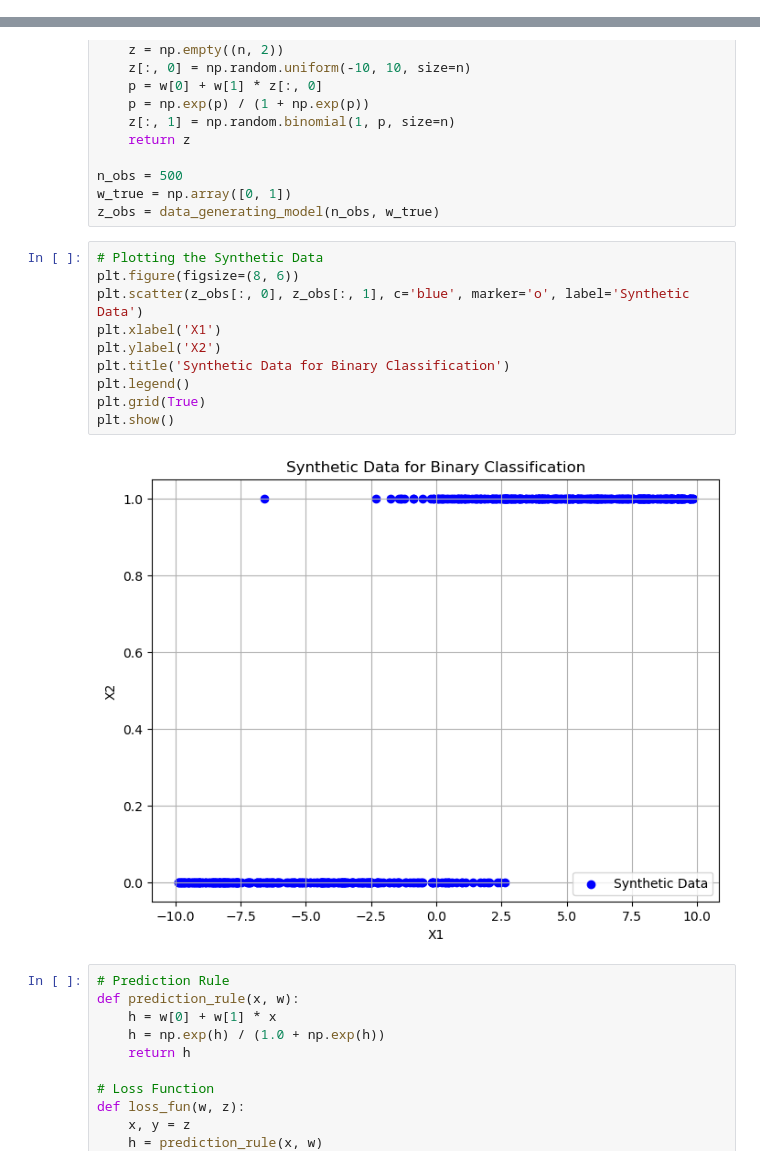
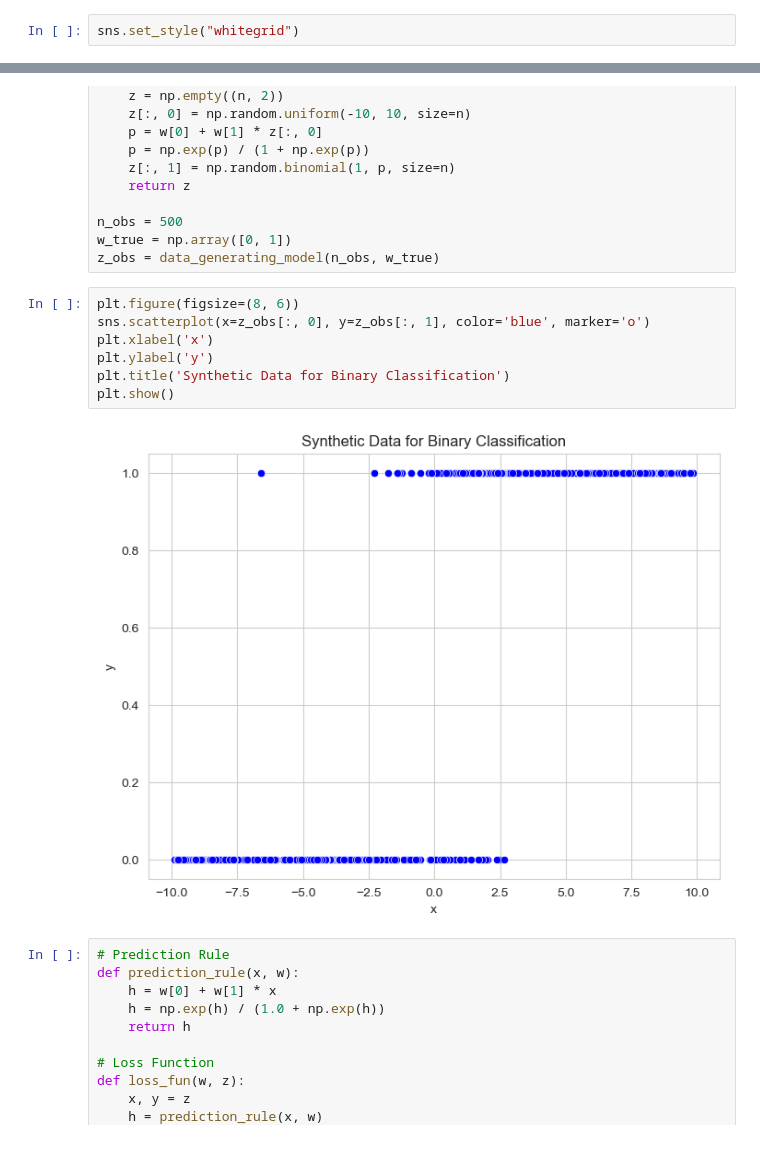
Before and after one commit to jreaso/gradient-descent-algorithms, a Jupyter notebook: examples/binary_classifier.ipynb, the cells around one changed output, grey strips where cells are left out. Drawn from its saved outputs; the diff is of its cells as text.

```diff
--- a/examples/binary_classifier.ipynb
+++ b/examples/binary_classifier.ipynb
@@ -5,3 +7,5 @@ from .algorithms
+# %%
+sns.set_style("whitegrid")
 # %%
 # Data Generating Model
 def data_generating_model(n, w):
@@ -17,17 +21,14 @@ n_obs = 500
 w_true = np.array([0, 1])
 z_obs = data_generating_model(n_obs, w_true)
 # %%
-# Plotting the Synthetic Data
 plt.figure(figsize=(8, 6))
-plt.scatter(z_obs[:, 0], z_obs[:, 1], c='blue', marker='o', label='Synthetic Data')
-plt.xlabel('X1')
-plt.ylabel('X2')
+sns.scatterplot(x=z_obs[:, 0], y=z_obs[:, 1], color='blue', marker='o')
+plt.xlabel('x')
+plt.ylabel('y')
 plt.title('Synthetic Data for Binary Classification')
-plt.legend()
-plt.grid(True)
 plt.show()
 # %% [output]
-[figure, old version]
+[figure, new version]
 # %%
 # Prediction Rule
 def prediction_rule(x, w):
```
Also changed, not shown: parts of 4 cells of this notebook.
